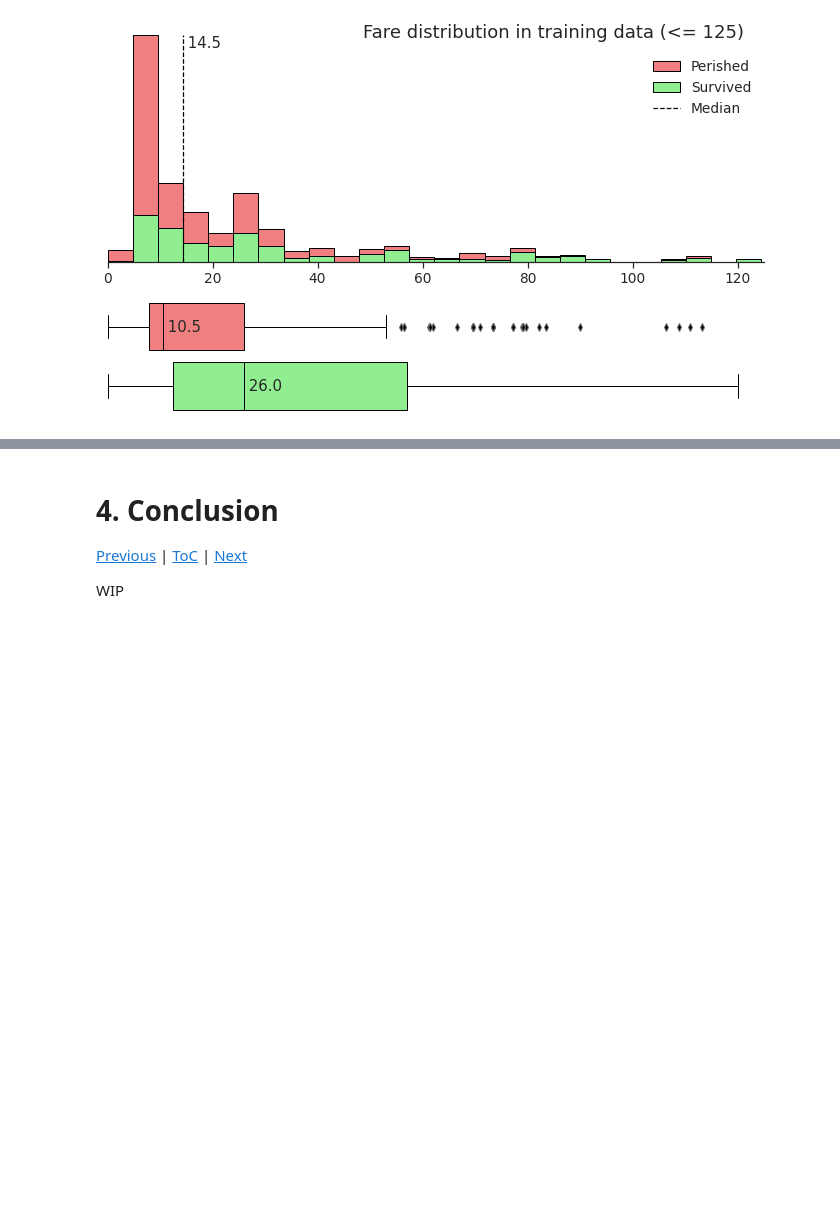
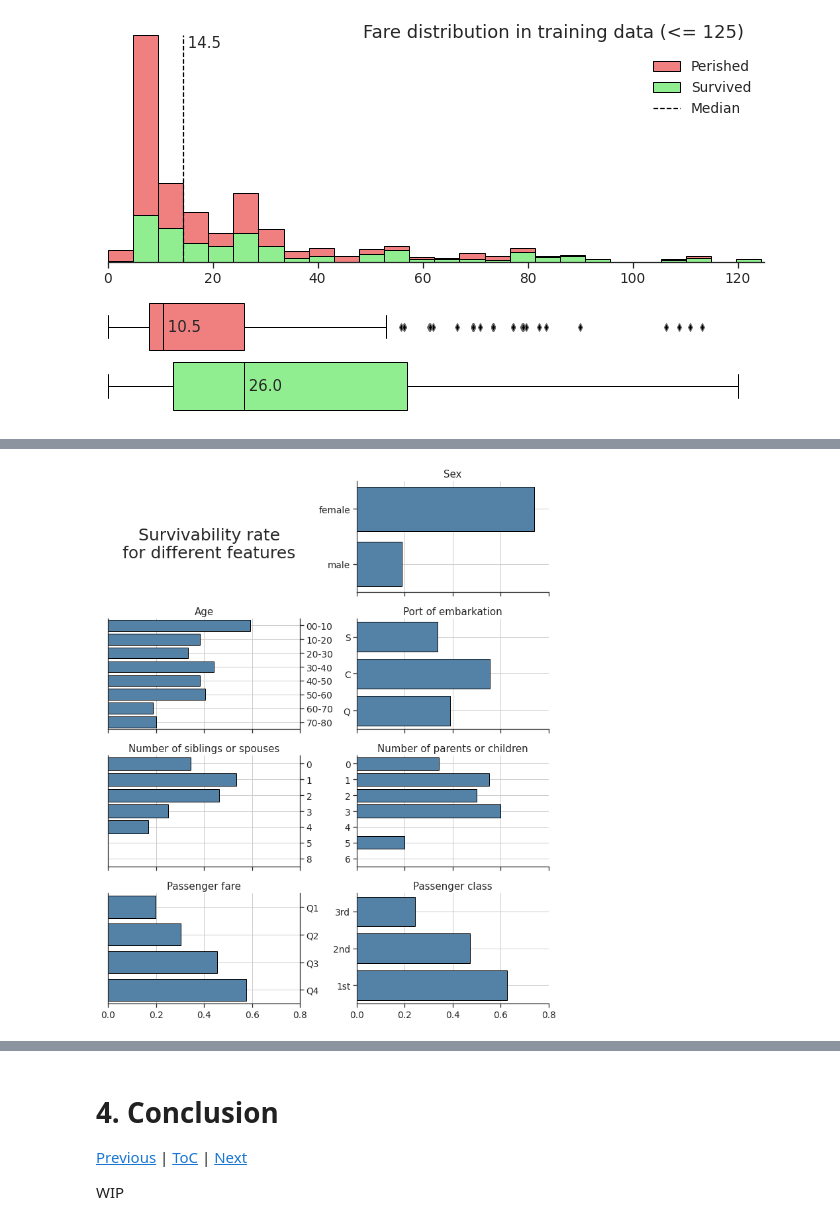
Before and after one commit to BPRateiro/Kaggle-competitions, a Jupyter notebook: titanic-eda-and-prediction.ipynb, the cells around one changed output, grey strips where cells are left out. Drawn from its saved outputs; the diff is of its cells as text; code cells hidden in the pictures; blank space fills up the shorter version.

Commit message:
Kaggle Notebook | Titanic - EDA and prediction | Univariate plot

```diff
--- a/titanic-eda-and-prediction.ipynb
+++ b/titanic-eda-and-prediction.ipynb
@@ -394,0 +405,4 @@ Name: Fare, dtype: float64
+# %%
+primary_features = ['Sex', 'Age', 'Embarked', 'SibSp', 'Parch', 'Fare', 'Pclass']
+primary_target = ['Survived_x']
+train[primary_target + primary_features].head()
@@ -395 +421,80 @@ Name: Fare, dtype: float64
+# %%
+configuration = {
+    'Sex': ('Sex', False, ['female', 'male']),
+    'Age': ('Age', True, None),
+    'Pclass': ('Passenger class', True, ['3rd', '2nd', '1st']),
+    'SibSp': ('Number of siblings or spouses', False, None),
+    'Parch': ('Number of parents or children', False, None),
+    'Fare': ('Passenger fare', True, None),
+    'Embarked': ('Port of embarkation', False, None),
+}
+
+def univariate(column_name: str, ax, right_side) -> None:
+    'Returns survivability rate for different features'
+
+    # Choose if we are going to use the translated column
+    y = column_name
+    if configuration[column_name][1]:
+        y += '_x'
+
+    sns.barplot(
+        ax = ax,
+        data = train,
+        x = 'Survived',
+        y = y,
+        order = configuration[column_name][2],
+        color = 'steelblue',
+        edgecolor = 'k',
+        orient = 'h',
+        ci = None,
+    ).set(
+        title = configuration[column_name][0],
+        xlabel = None,
+        ylabel = None,
+    )
+    if right_side: # Rotate y labels and axis for odd numbered axis
+        ax.yaxis.tick_right()
+        ax.yaxis.set_label_position("right")
+        ax.spines[['right']].set_visible(True)
+    ax.grid()
+    plt.tight_layout()
+
+# Stratify both Age and Fare in order to analyse them
+train['Age_x'] = pd.cut(
+    train.Age,
+    list(range(0,90,10)),
+    labels = [f'{i}0-{i+1}0' for i in range(8)],
+)
+train['Fare_x'] = pd.qcut(
+    train.Fare,
+    q = 4,
+    labels = ['Q1', 'Q2', 'Q3', 'Q4'],
+)
+
+# Set figure grid
+fig, axes = plt.subplots(
+    nrows = 4,
+    ncols = 2,
+    sharex = True,
+    figsize = (10,12),
+)
+axes = axes.flatten() # Make axes array one dimensional
+axes[0].set_xlim([0, 0.8])
+fig.delaxes(axes[0]) # Make space for title
+
+# Title
+fig.text(
+    x = 0.25,
+    y = 0.85,
+    s = "Survivability rate\nfor different features",
+    ha="center",
+    va="center",
+    size=25,
+)
+
+# Fill grid with primary features univariate plots
+for i, feature in enumerate(primary_features):
+    univariate(feature, axes[i+1], bool(i % 2))
+# %% [output]
+[figure, added]
 # %% [markdown]
```
Also changed, not shown: parts of 7 cells of this notebook.
